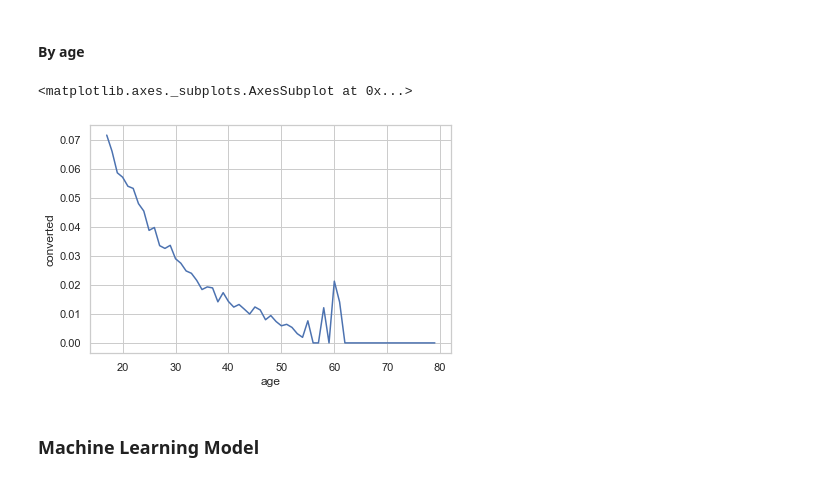
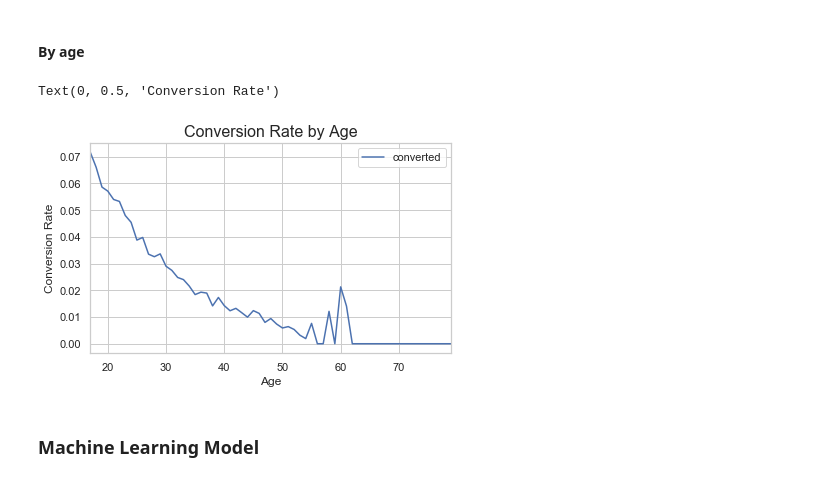
Before and after one commit to Veronica0206/DS_Project_Sample, a Jupyter notebook: 1.Conversion Rate.ipynb, the cells around one changed output. Cells and saved outputs as stored; diff of their text form; code cells hidden in the pictures.

```diff
--- a/1.Conversion Rate.ipynb
+++ b/1.Conversion Rate.ipynb
@@ -128,11 +133,13 @@ sns.lineplot(x = "total_pages_visited", y = "converted", data = grp_page, palett
 # %% [markdown]
 #### By age
-# %%
-grp_age = dat[["age", "converted"]].groupby("age").mean().reset_index()
-sns.lineplot(x = "age", y = "converted", data = grp_age, palette = "PuBuGn")
-# %% [output]
-<matplotlib.axes._subplots.AxesSubplot at 0x...>
-[figure, removed]
+# %%
+dat[["age", "converted"]].groupby("age").mean().plot()
+plt.title("Conversion Rate by Age", fontsize = 16)
+plt.xlabel("Age", fontsize = 12)
+plt.ylabel("Conversion Rate", fontsize = 12)
+# %% [output]
+Text(0, 0.5, 'Conversion Rate')
+[figure, added]
 # %% [markdown]
 ### Machine Learning Model
 # %%
```
Also changed, not shown: parts of 7 cells of this notebook, 3 other files.
